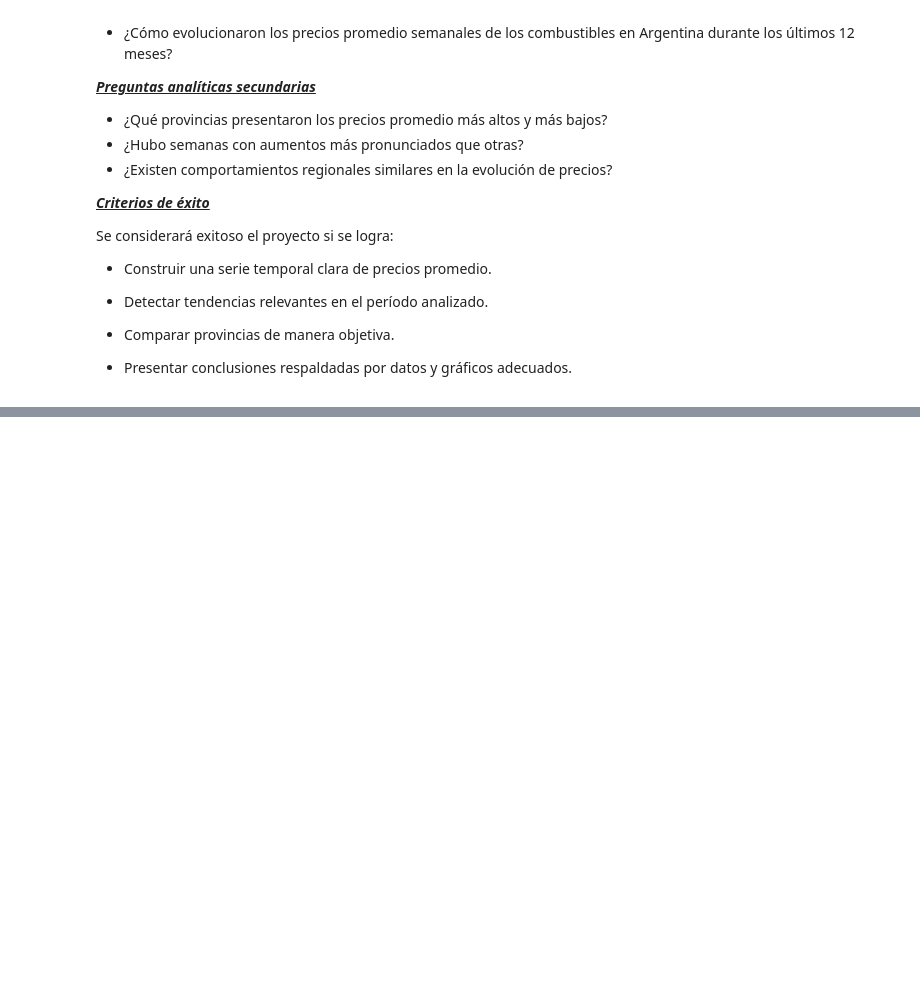
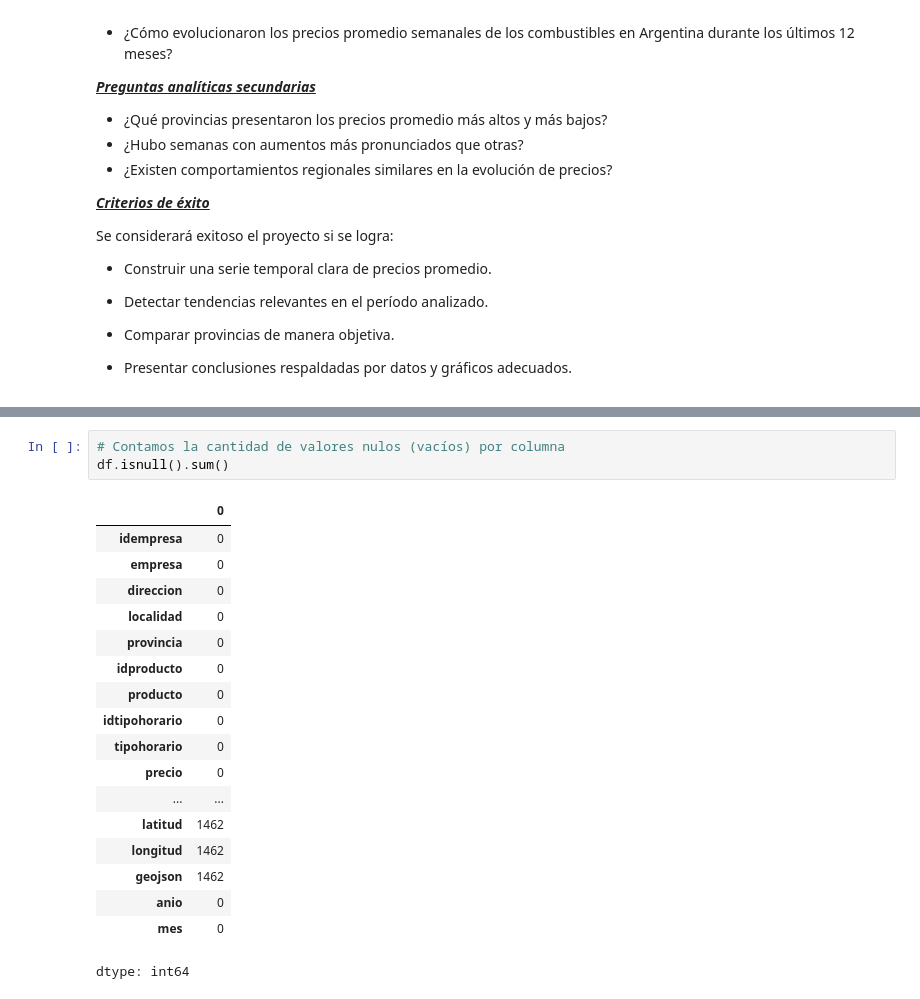
Before and after one commit to matiasdemori/Trabajo-Integrador-Ciencia-de-Datos, a Jupyter notebook: TP_Integrados_Ciencia_de_Datos.ipynb, the cells around one changed output, grey strips where cells are left out. Saved outputs shown, nothing was run; the diff lists cells and outputs as text; blank space fills up the shorter version.

```diff
--- a/TP_Integrados_Ciencia_de_Datos.ipynb
+++ b/TP_Integrados_Ciencia_de_Datos.ipynb
@@ -220,0 +333,22 @@ Se considerará exitoso el proyecto si se logra:
+# %%
+# Contamos la cantidad de valores nulos (vacíos) por columna
+df.isnull().sum()
+# %% [output]
+|  | 0 |
+| idempresa | 0 |
+| empresa | 0 |
+| direccion | 0 |
+| localidad | 0 |
+| provincia | 0 |
+| idproducto | 0 |
+| producto | 0 |
+| idtipohorario | 0 |
+| tipohorario | 0 |
+| precio | 0 |
+| ... | ... |
+| latitud | 1462 |
+| longitud | 1462 |
+| geojson | 1462 |
+| anio | 0 |
+| mes | 0 |
+dtype: int64
```
Also changed, not shown: parts of 9 cells of this notebook.
